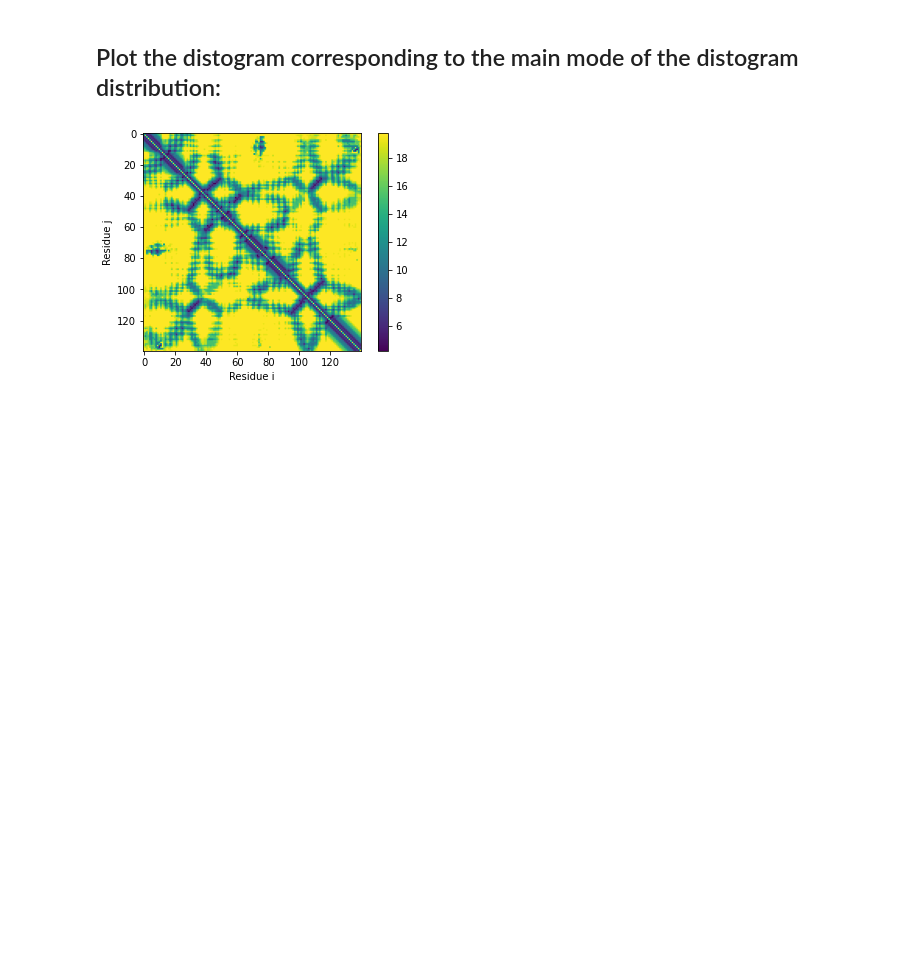
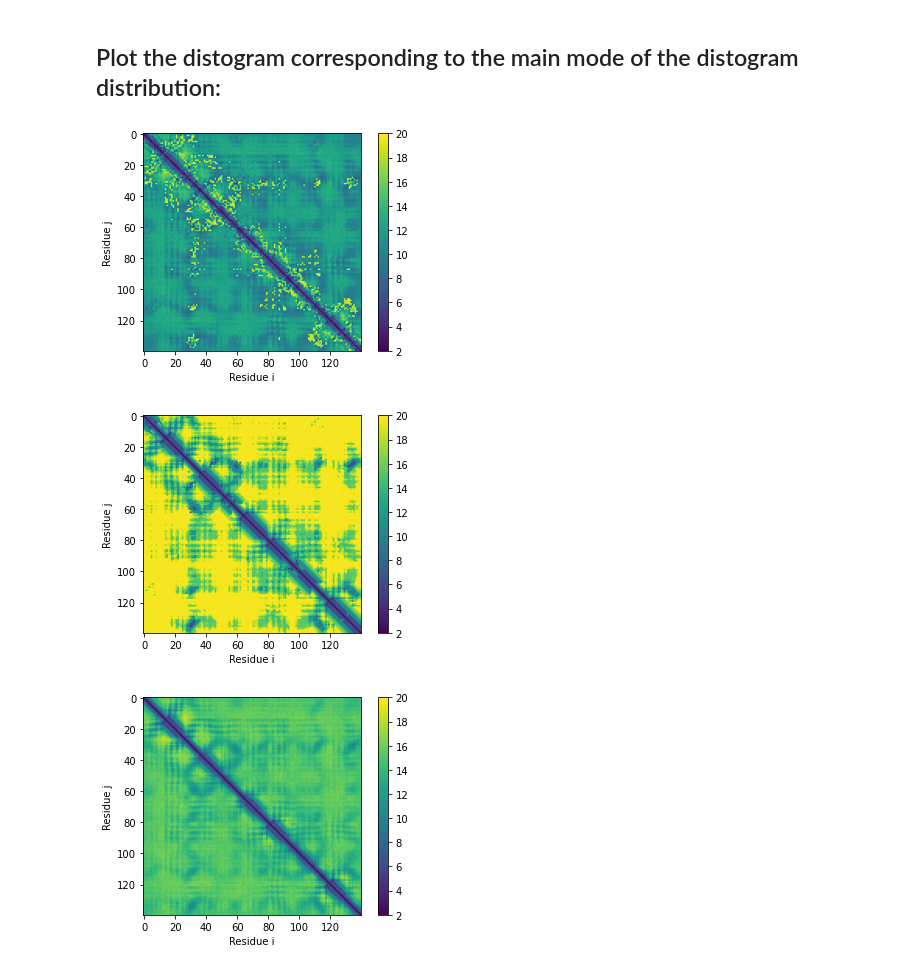
Before and after one commit to lucidrains/trRosetta, a Jupyter notebook: visualize_predictions.ipynb, the cells around one changed output. Saved outputs shown, nothing was run; the diff lists cells and outputs as text; code cells hidden in the pictures; blank space fills up the shorter version.

Commit message:
Add distogram sampling

```diff
--- a/visualize_predictions.ipynb
+++ b/visualize_predictions.ipynb
@@ -39,6 +39,7 @@ def plot_distribution(predictions, i, j, key):
 ## Load the prediction file:
 # %%
 prediction_path = "T1001.npz"
+prediction_path = "T1001_noMSA.npz"
 
 predictions = dict(np.load(prediction_path))
 for key in predictions.keys():
@@ -68,23 +69,52 @@ plot_some_samples(4, 'dist')
 # %% [markdown]
 ## Plot the distogram corresponding to the main mode of the distogram distribution:
-# %%
-larger_than_20 = 20.5
-
-def distogram_distribution_to_distogram(distribution):
-
-    #Remove only the special clas "no-contact":
-    predicted_distrogram = distribution[1:]
-
-    #Bin Distances in Angstroms:
-    distances = np.array([float(f) for f in bin_dict['dist'][:-1]])
-
-    # This argmax is really destroying a lot of nuanced information in the predicted distribution...
-    D_pred_bins = np.argmax(predicted_distrogram, axis=0)
-    D_pred = distances[D_pred_bins]
-
-    return D_pred
-
-distogram = distogram_distribution_to_distogram(predictions['dist'])
-plot_distogram(distogram)
-# %% [output]
-[figure, removed]
+# %%
+larger_than_20 = 20.5
+
+def sample_distogram_bins(distogram_distribution, n_samples):
+    sampled_distogram_bins = np.zeros((n_residues, n_residues)).astype(int)
+
+    for i in range(n_residues):
+        for j in range(n_residues):
+            prob = distogram_distribution[:, i, j]
+            prob = prob / np.sum(prob)
+
+            samples = np.random.choice(len(distogram_distribution), n_samples, p=prob)
+            sampled_distogram_bins[i,j] = int(np.mean(samples))
+
+    return sampled_distogram_bins
+
+def distogram_distribution_to_distogram(distribution, reduction_style = 'sample'):
+
+    #Remove only the special clas "no-contact":
+    distogram_distribution = distribution[1:]
+
+    #Bin Distances in Angstroms:
+    distances = np.array([float(f) for f in bin_dict['dist'][:-1]])
+
+    if reduction_style == 'max':
+        D_pred_bins = np.argmax(distogram_distribution, axis=0)
+    elif reduction_style == 'mean':
+        D_pred_bins = (np.abs(distogram_distribution - np.mean(distogram_distribution, axis = 0))).argmin(axis=0)
+    elif reduction_style == 'sample':
+        D_pred_bins = sample_distogram_bins(distogram_distribution, 1000)
+
+    estimated_distogram = distances[D_pred_bins]
+    np.fill_diagonal(estimated_distogram, 2)
+
+    return estimated_distogram
+
+y_min, y_max = 2, 20
+
+distogram = distogram_distribution_to_distogram(predictions['dist'], reduction_style = 'mean')
+plot_distogram(distogram, clim = [y_min, y_max])
+
+distogram = distogram_distribution_to_distogram(predictions['dist'], reduction_style = 'max')
+plot_distogram(distogram, clim = [y_min, y_max])
+
+distogram = distogram_distribution_to_distogram(predictions['dist'])
+plot_distogram(distogram, clim = [y_min, y_max])
+# %% [output]
+[figure, added]
+[figure, added]
+[figure, added]
```
Also changed, not shown: parts of 2 cells of this notebook, 1 other file.
